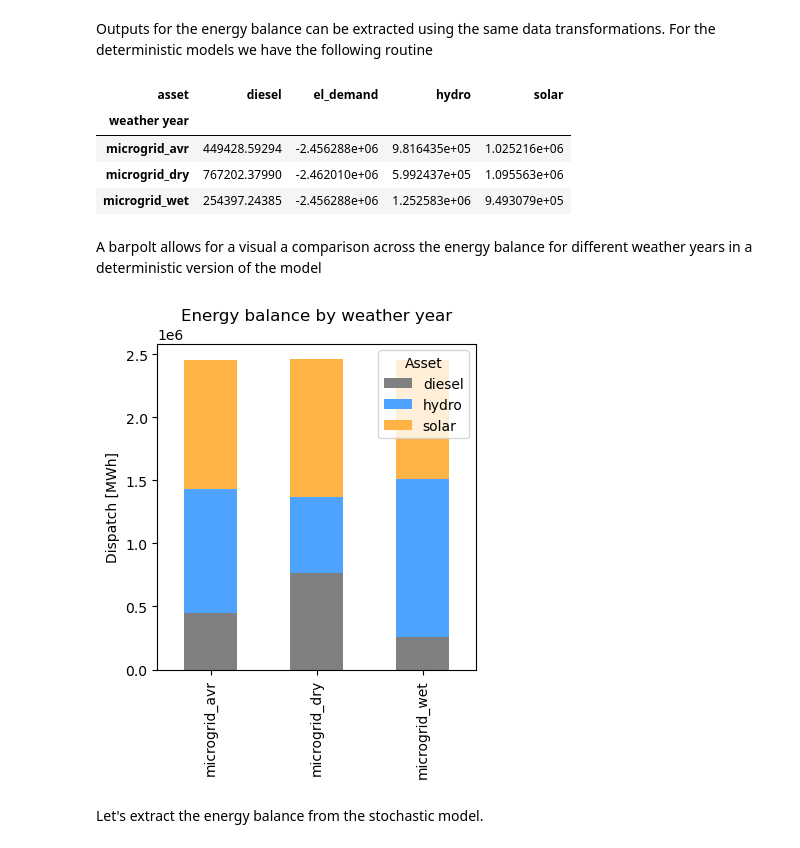
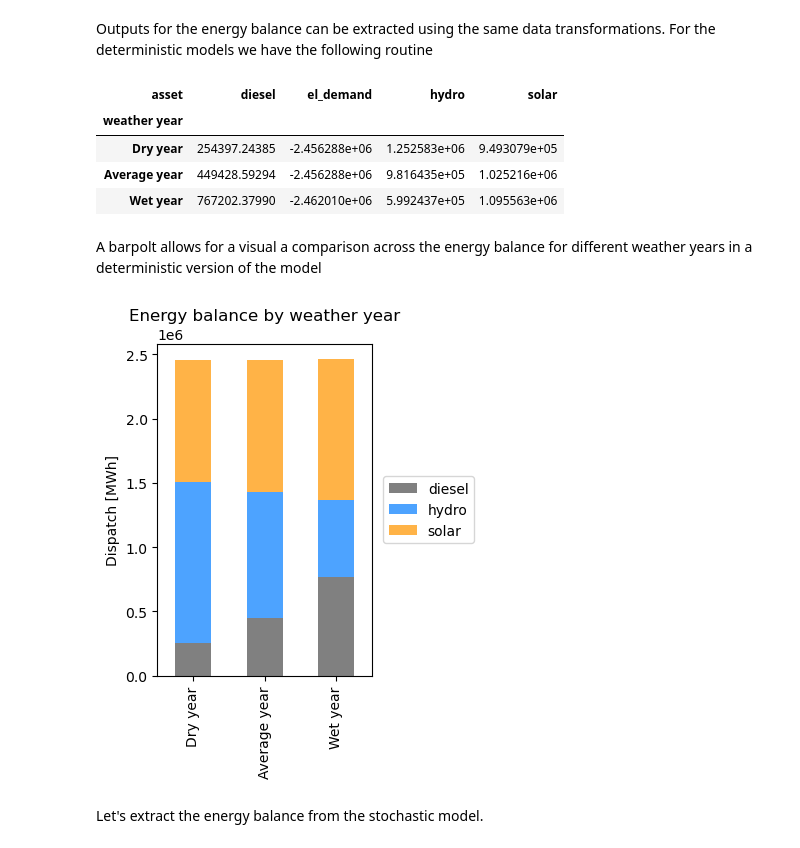
Before and after one commit to matteodefelice/energy-climate-cookbook, a Jupyter notebook: notebooks/2026.micro_grid_hydro.ipynb, the cells around one changed output. Cells and saved outputs as stored; diff of their text form; code cells hidden in the pictures.

```diff
--- a/notebooks/2026.micro_grid_hydro.ipynb
+++ b/notebooks/2026.micro_grid_hydro.ipynb
@@ -892,50 +902,60 @@ energy_balance_sens_long = pd.concat(
         n.statistics.energy_balance().droplevel("component").droplevel("bus_carrier")
         for n in [microgrid_wet, microgrid_avr, microgrid_dry]
     ],
-    keys=["microgrid_wet", "microgrid_avr", "microgrid_dry"],
+    keys=["Dry year", "Average year", "Wet year"],
     names=["weather year", "asset"],
 ).reset_index(name="energy_balance_MWh")
 # %%
+weather_row_order = [
+    "Dry year",
+    "Average year",
+    "Wet year",
+]
 energy_balance_sens_wide = (
     energy_balance_sens_long
     .pivot(index="weather year", columns="asset", values="energy_balance_MWh")
+    .reindex(weather_row_order)
 )
 # %%
 energy_balance_sens_wide
 # %% [output]
 | asset | diesel | el_demand | hydro | solar |
 | weather year |  |  |  |  |
-| microgrid_avr | 449428.59294 | -2.456288e+06 | 9.816435e+05 | 1.025216e+06 |
-| microgrid_dry | 767202.37990 | -2.462010e+06 | 5.992437e+05 | 1.095563e+06 |
-| microgrid_wet | 254397.24385 | -2.456288e+06 | 1.252583e+06 | 9.493079e+05 |
+| Dry year | 254397.24385 | -2.456288e+06 | 1.252583e+06 | 9.493079e+05 |
+| Average year | 449428.59294 | -2.456288e+06 | 9.816435e+05 | 1.025216e+06 |
+| Wet year | 767202.37990 | -2.462010e+06 | 5.992437e+05 | 1.095563e+06 |
 # %% [markdown]
 A barpolt allows for a visual a comparison across the energy balance for different weather years in a deterministic version of the model
 # %%
 fig, ax = plt.subplots(figsize=(4, 5))
 
 (
     energy_balance_sens_wide[["diesel", "hydro", "solar"]]
         .plot(
         kind="bar",
         stacked=True,
         ax=ax,
         color={
             "solar": "#FFB347",
             "hydro": "#4DA3FF",
             "diesel": "gray",
             "battery": "#9B7EDE",
         }
     )
 )
 
 ax.set_xlabel("")
 ax.set_ylabel("Dispatch [MWh]")
 ax.set_title("Energy balance by weather year")
-ax.legend(title="Asset")
+ax.legend(
+    title="",
+    loc="center left",
+    bbox_to_anchor=(1.02, 0.5),
+)
 
 plt.tight_layout()
 # %% [output]
-[figure, old version]
+[figure, new version]
 # %% [markdown]
 Let's extract the energy balance from the stochastic model.
 # %%
```
Also changed, not shown: parts of 11 cells of this notebook.
